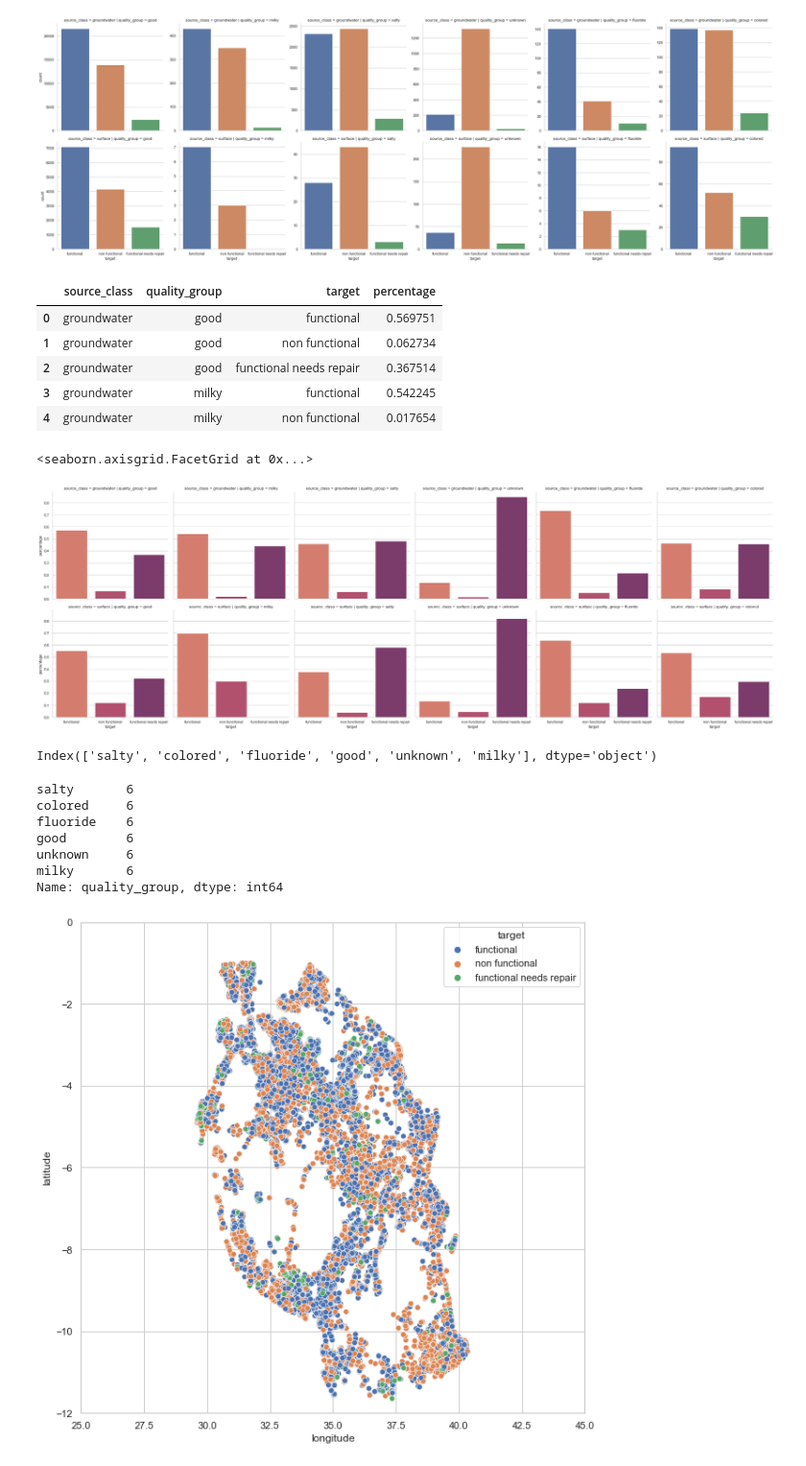
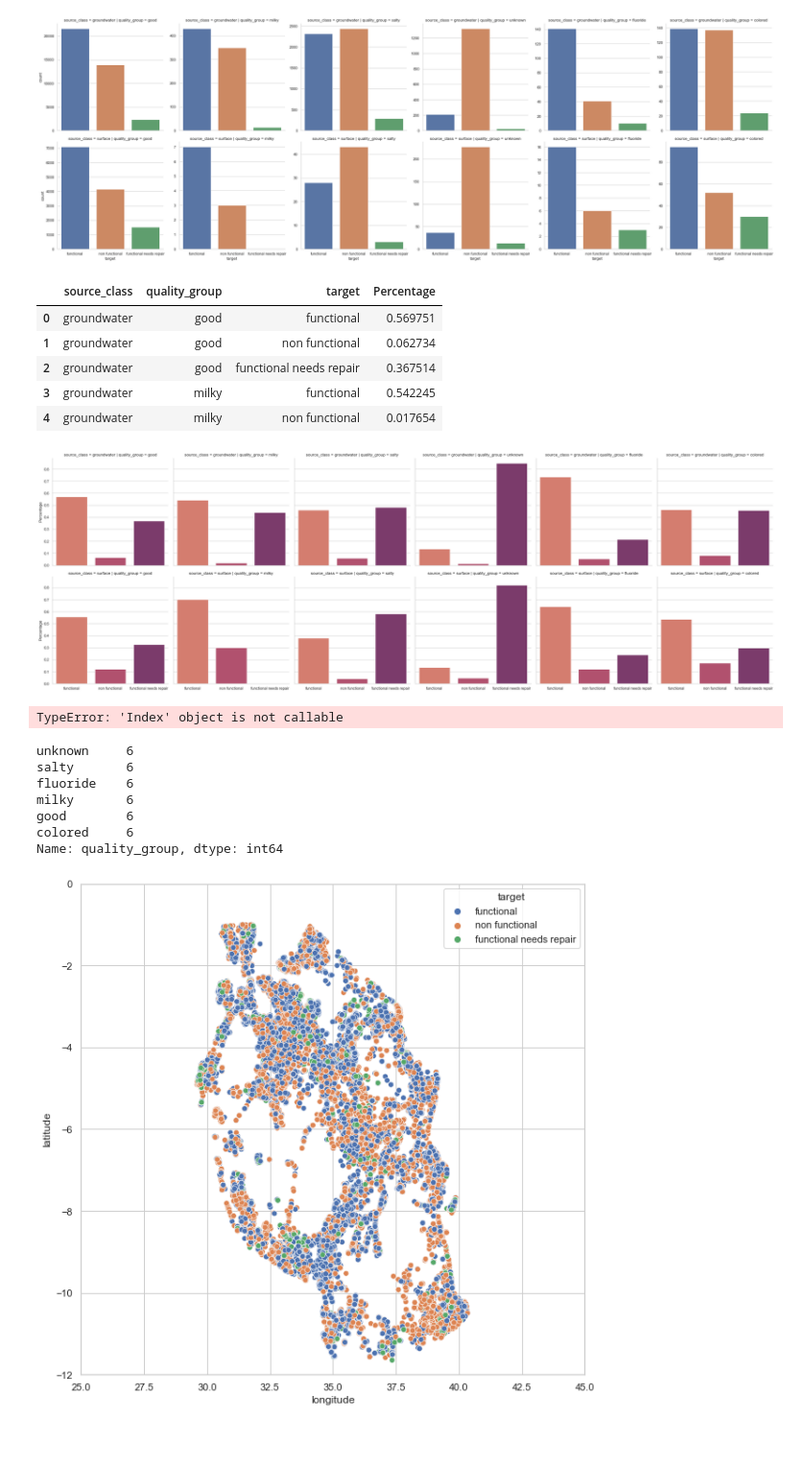
Before and after one commit to awyeh64/Tanzanian_Water_Well_Predictor, a Jupyter notebook: ayeh_eda.ipynb, the cells around one changed output. Shown at 96% size. Cells and saved outputs as stored; diff of their text form; code cells hidden in the pictures; blank space fills up the shorter version.

```diff
--- a/ayeh_eda.ipynb
+++ b/ayeh_eda.ipynb
@@ -676,33 +681,35 @@ for i in cats['source_class'].unique():
         percents.append([i,j, 'non functional', percent[1]])
         percents.append([i,j, 'functional needs repair', percent[2]]        )
 # %%
-pf = pd.DataFrame(percents, columns = ['source_class', 'quality_group', 'target', 'percentage'])
+pf = pd.DataFrame(percents, columns = ['source_class', 'quality_group', 'target', 'Percentage'])
 pf.head()
 # %% [output]
-|  | source_class | quality_group | target | percentage |
+|  | source_class | quality_group | target | Percentage |
 | 0 | groundwater | good | functional | 0.569751 |
 | 1 | groundwater | good | non functional | 0.062734 |
 | 2 | groundwater | good | functional needs repair | 0.367514 |
 | 3 | groundwater | milky | functional | 0.542245 |
 | 4 | groundwater | milky | non functional | 0.017654 |
 # %%
-sns.catplot(data = pf, x = 'target', y = 'percentage', kind = 'bar', row = 'source_class', col = 'quality_group', palette = 'flare')
+sns.set(context = 'notebook', style = 'whitegrid')
+ax = sns.catplot(data = pf, x = 'target', y = 'Percentage', kind = 'bar', row = 'source_class', col = 'quality_group', palette = 'flare', height = 5, aspect = 1)
+ax.set(xlabel = '')
+plt.savefig('water source and quality', dpi = 100, bbox_inches = 'tight')
 # %% [output]
-<seaborn.axisgrid.FacetGrid at 0x...>
-[figure, old version]
+[figure, new version]
 # %%
 pf['quality_group'].value_counts().index()
 # %% [output]
-Index(['salty', 'colored', 'fluoride', 'good', 'unknown', 'milky'], dtype='object')
+TypeError: 'Index' object is not callable
 # %%
 pf['quality_group'].value_counts()
 # %% [output]
+unknown     6
 salty       6
+fluoride    6
+milky       6
+good        6
 colored     6
-fluoride    6
-good        6
-unknown     6
-milky       6
 Name: quality_group, dtype: int64
 # %%
 plt.figure(figsize = (10,10))
```
Also changed, not shown: parts of 9 cells of this notebook.
